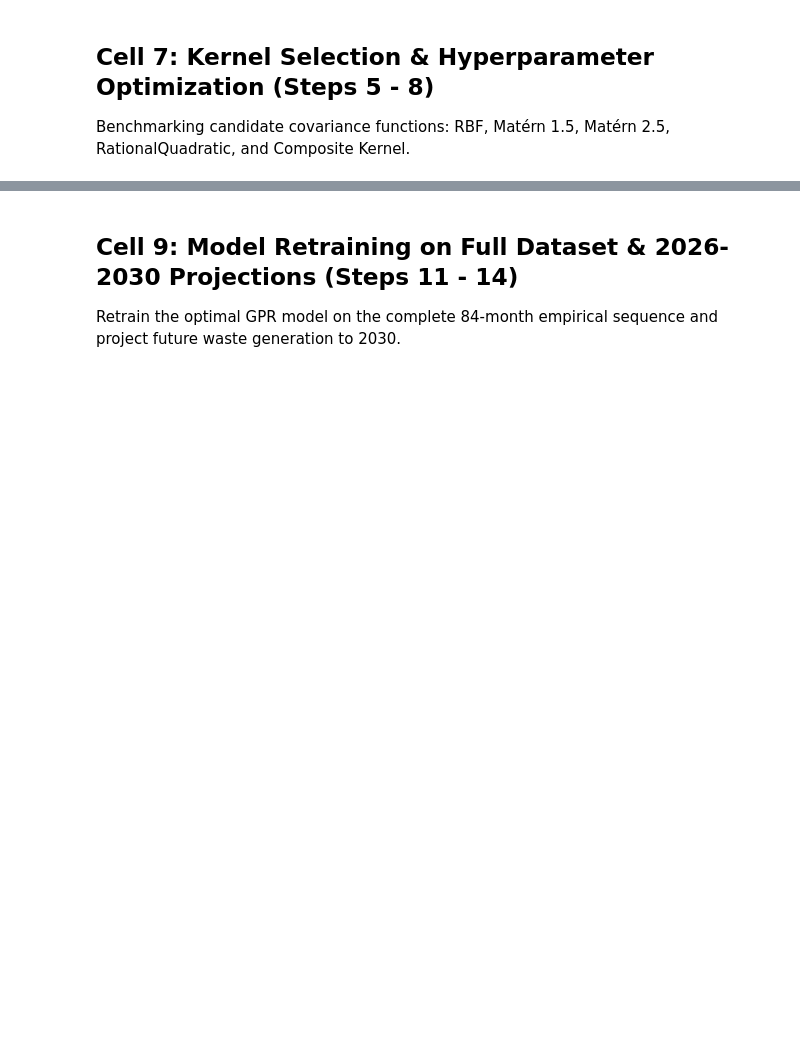
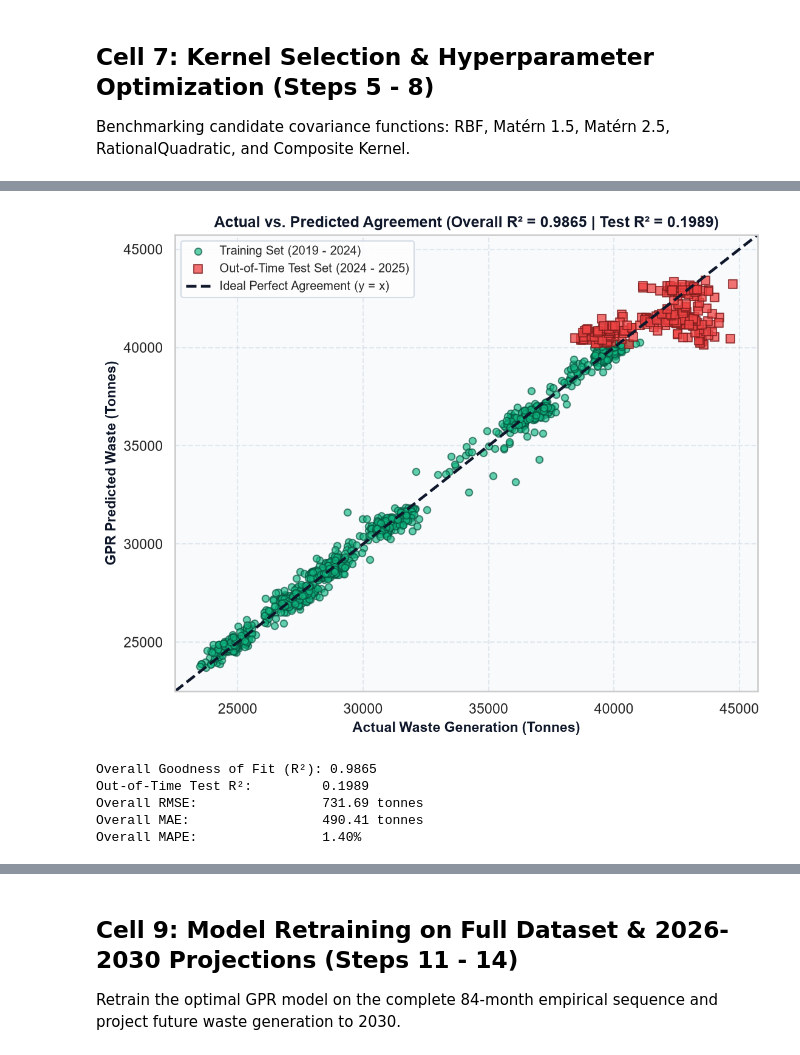
Before and after one commit to FoodieRecipes/municipal_waste_detection_using_GPR, a Jupyter notebook: MSW_GPR_Forecasting_Uyo.ipynb, the cells around one changed output, grey strips where cells are left out. Saved outputs shown, nothing was run; the diff lists cells and outputs as text; code cells hidden in the pictures; blank space fills up the shorter version.

```diff
--- a/MSW_GPR_Forecasting_Uyo.ipynb
+++ b/MSW_GPR_Forecasting_Uyo.ipynb
@@ -147,7 +147,8 @@ Construct temporal, cyclical seasonal, climatic, demographic, and calendar regre
 df['year'] = df['date'].dt.year
 df['month'] = df['date'].dt.month
 df['quarter'] = df['date'].dt.quarter
-df['time_index'] = np.arange(len(df))
+df['days_in_month'] = df['date'].dt.days_in_month
+df['time_index'] = (df['year'] - 2019) * 12.0 + (df['month'] - 1) + (df['date'].dt.day - 1) / df['days_in_month']
 
 # Cyclical month encoding (sin/cos to preserve periodic continuity)
 df['sin_month'] = np.sin(2 * np.pi * df['month'] / 12.0)
@@ -349,0 +424,48 @@ Moderate (30-37kt)       0.70      1.00      0.82        16
+# %%
+# Cell 8.1: Actual vs Predicted Agreement & R2
+best_name = 'Proposed Composite (Trend + Matern + Noise)'
+best_model = fitted_models[best_name]
+
+y_train_pred, y_train_std = best_model.predict(X_train_scaled, return_std=True)
+y_test_pred, y_test_std = best_model.predict(X_test_scaled, return_std=True)
+y_all_pred, y_all_std = best_model.predict(X_all_scaled, return_std=True)
+
+fig_avp, ax_avp = plt.subplots(figsize=(7.5, 6), dpi=150)
+fig_avp.patch.set_facecolor('#FFFFFF')
+ax_avp.set_facecolor('#F8FAFC')
+
+# Training points (80%)
+ax_avp.scatter(y_train, y_train_pred, color='#10B981', s=30, alpha=0.65, edgecolors='#064E3B', label='Training Set (2019 - 2024)')
+# Testing points (20% out-of-time)
+ax_avp.scatter(y_test, y_test_pred, color='#EF4444', s=42, marker='s', alpha=0.75, edgecolors='#7F1D1D', label='Out-of-Time Test Set (2024 - 2025)')
+
+# 45-degree reference line (y = x)
+min_lim = min(y.min(), y_all_pred.min()) - 1000
+max_lim = max(y.max(), y_all_pred.max()) + 1000
+ax_avp.plot([min_lim, max_lim], [min_lim, max_lim], color='#0F172A', linestyle='--', lw=2.2, label='Ideal Perfect Agreement (y = x)')
+
+r2_all = r2_score(y, y_all_pred)
+r2_test = r2_score(y_test, y_test_pred)
+
+ax_avp.set_xlim([min_lim, max_lim])
+ax_avp.set_ylim([min_lim, max_lim])
+ax_avp.set_xlabel('Actual Waste Generation (Tonnes)', fontsize=11, fontweight='bold', color='#0F172A')
+ax_avp.set_ylabel('GPR Predicted Waste (Tonnes)', fontsize=11, fontweight='bold', color='#0F172A')
+ax_avp.set_title(f'Actual vs. Predicted Agreement (Overall R² = {r2_all:.4f} | Test R² = {r2_test:.4f})', fontweight='bold', fontsize=12, color='#0F172A')
+ax_avp.grid(True, linestyle='--', alpha=0.5, color='#CBD5E1')
+ax_avp.legend(loc='upper left', frameon=True, facecolor='#FFFFFF', edgecolor='#CBD5E1', fontsize=9.5)
+plt.tight_layout()
+plt.show()
+
+print(f'Overall Goodness of Fit (R²): {r2_all:.4f}')
+print(f'Out-of-Time Test R²:         {r2_test:.4f}')
+print(f'Overall RMSE:                {np.sqrt(mean_squared_error(y, y_all_pred)):.2f} tonnes')
+print(f'Overall MAE:                 {mean_absolute_error(y, y_all_pred):.2f} tonnes')
+print(f'Overall MAPE:                {np.mean(np.abs((y - y_all_pred) / y)) * 100:.2f}%')
+# %% [output]
+[figure, added]
+Overall Goodness of Fit (R²): 0.9865
+Out-of-Time Test R²:         0.1989
+Overall RMSE:                731.69 tonnes
+Overall MAE:                 490.41 tonnes
+Overall MAPE:                1.40%
```
Also changed, not shown: parts of 24 cells of this notebook, 17 other files.
